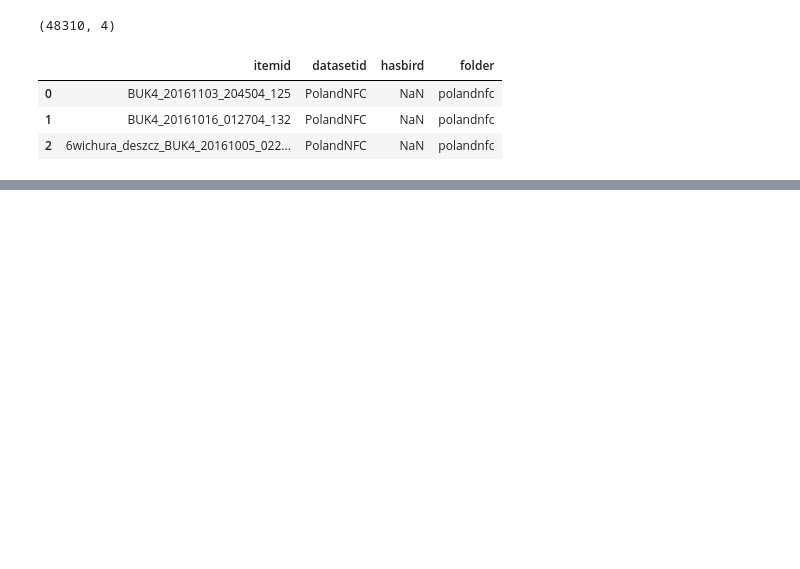
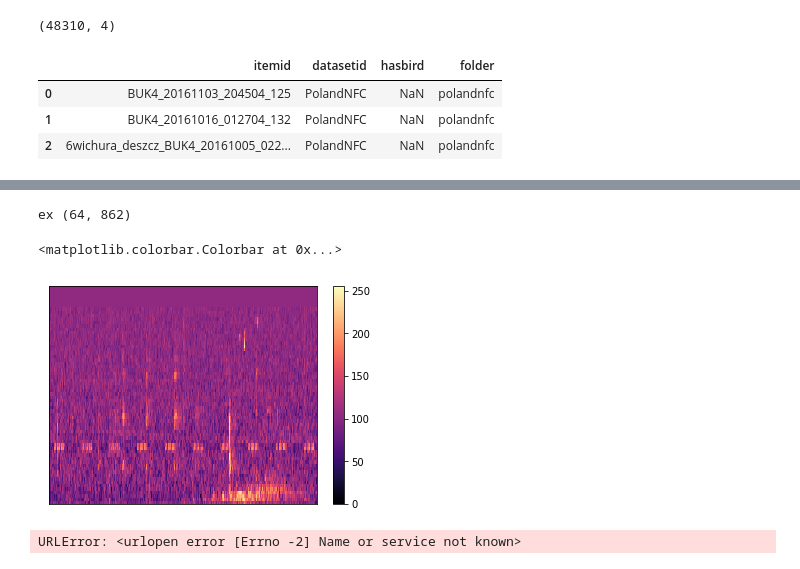
Before and after one commit to jonnor/birddetect, a Jupyter notebook: Features.ipynb, the cells around one changed output, grey strips where cells are left out. Cells and saved outputs as stored; diff of their text form; code cells hidden in the pictures; blank space fills up the shorter version.

```diff
--- a/Features.ipynb
+++ b/Features.ipynb
@@ -30,0 +99,12 @@ dataset.head(3)
+# %%
+example_path = 'example.melspec.png'
+skimage.io.imsave(example_path, quantize_8bit(example_mel))
+
+example_read = skimage.io.imread(example_path)
+print('ex', example_read.shape)
+librosa.display.specshow(example_read)
+plt.colorbar()
+# %% [output]
+ex (64, 862)
+<matplotlib.colorbar.Colorbar at 0x...>
+[figure, added]
@@ -30,0 +142,12 @@ dataset.head(3)
+# %%
+import sys
+def melspec_all(dataset):
+    items = list(zip(dataset.folder, dataset.itemid))[50+89:]
+
+    for i, (folder, itemid) in enumerate(items):
+        upload_melspec(folder, itemid)
+        sys.stdout.write('\r {}/{}'.format(i, len(items)))
+
+melspec_all(dataset);
+# %% [output]
+URLError: <urlopen error [Errno -2] Name or service not known>
```
Also changed, not shown: parts of 12 cells of this notebook, 3 other files.
